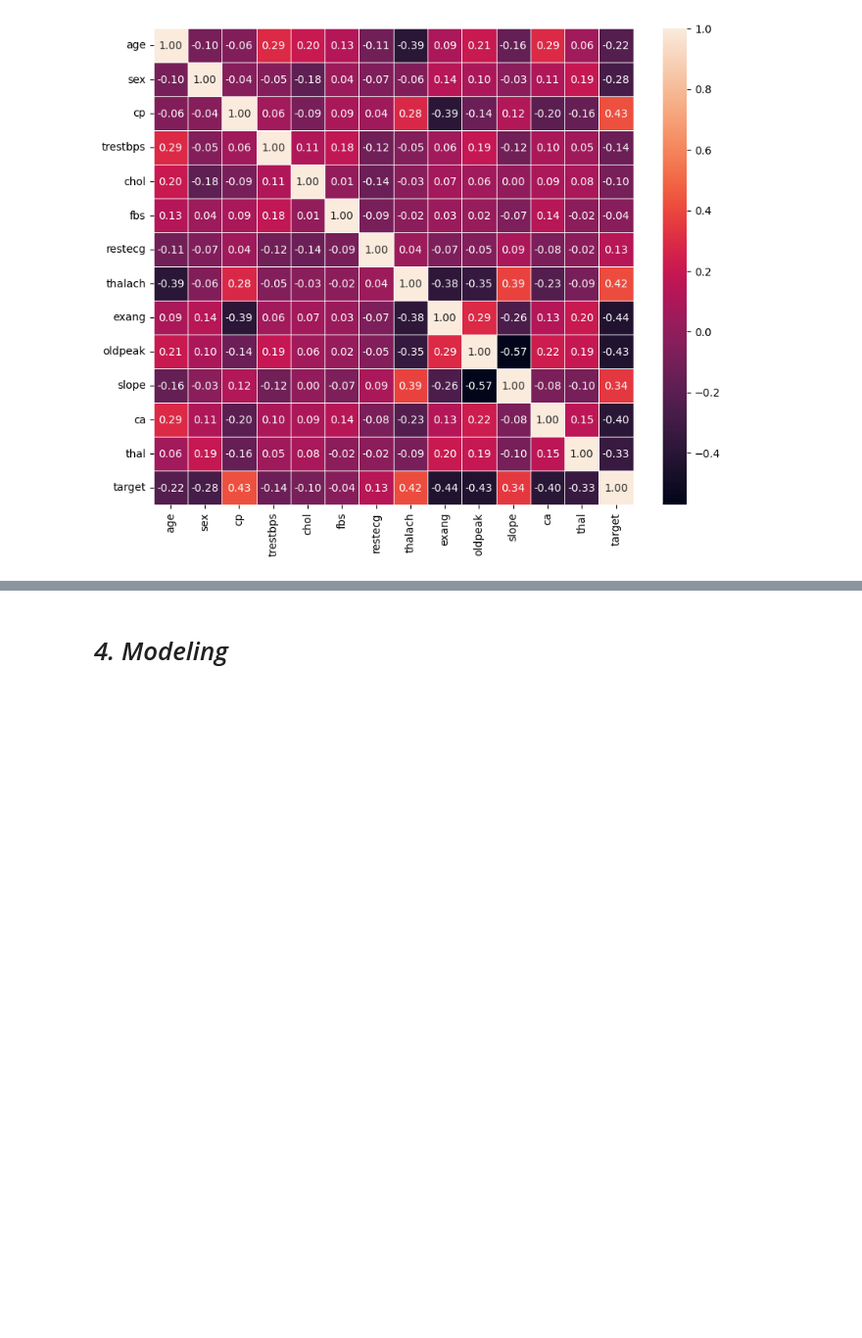
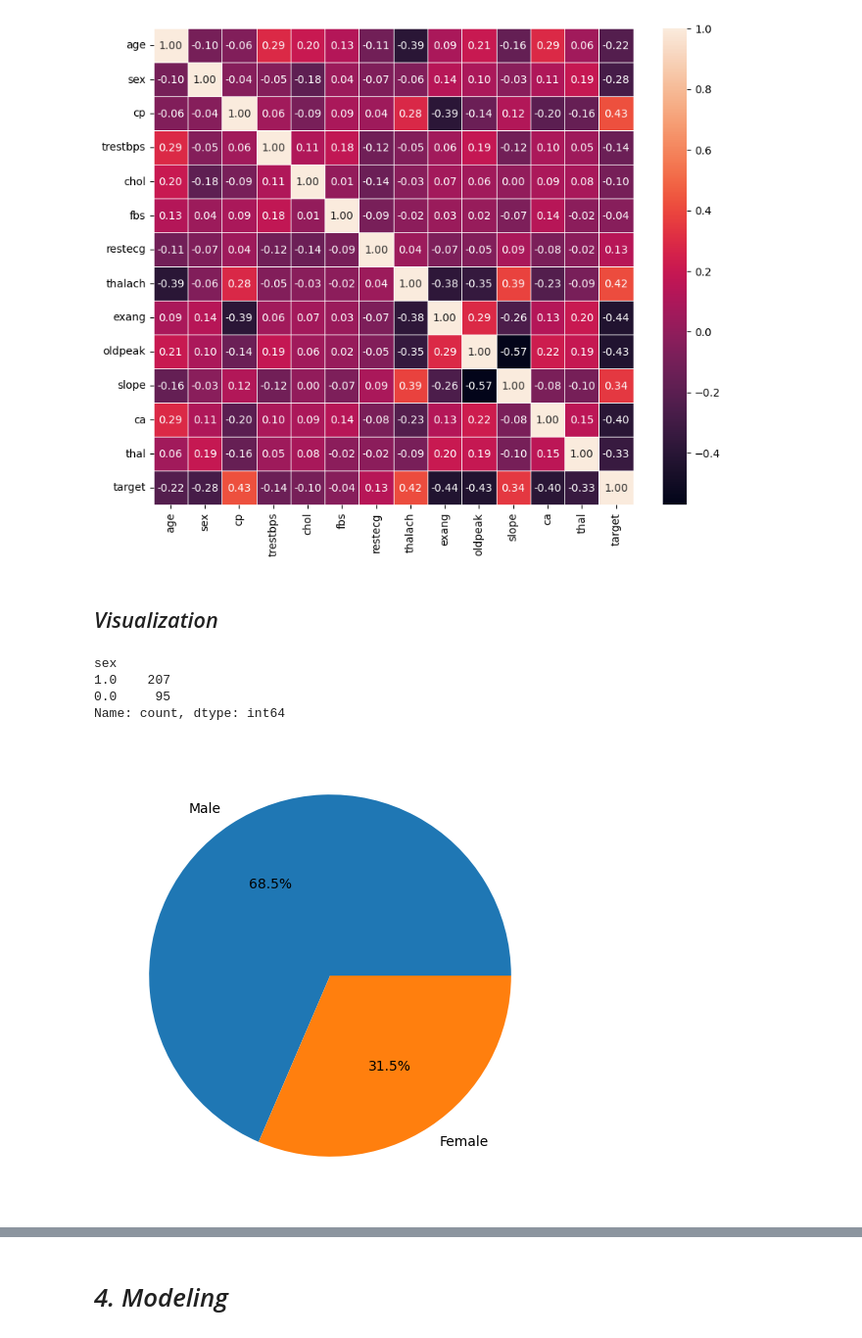
Before and after one commit to AhmedHE50/Heart-Disease-Prediction, a Jupyter notebook: Heart_Disease_Prediction.ipynb, the cells around one changed output, grey strips where cells are left out. Shown: that part at 98% size. Drawn from its saved outputs; the diff is of its cells as text; code cells hidden in the pictures; blank space fills up the shorter version.

```diff
--- a/Heart_Disease_Prediction.ipynb
+++ b/Heart_Disease_Prediction.ipynb
@@ -286,3 +286,19 @@ sns.heatmap(corr, annot=True, fmt=".2f", linewidths=0.5)
 plt.show()
 # %% [output]
 [figure]
+# %% [markdown]
+## *Visualization*
+# %%
+df['sex'].value_counts()
+# %% [output]
+sex
+1.0    207
+0.0     95
+Name: count, dtype: int64
+# %%
+label=['Male', 'Female']
+plt.figure(figsize=(6, 6))
+plt.pie(df['sex'].value_counts(), labels=label, autopct='%.1f%%')
+plt.show()
+# %% [output]
+[figure, added]
```
Also changed, not shown: parts of 32 cells of this notebook, 4 other files.
